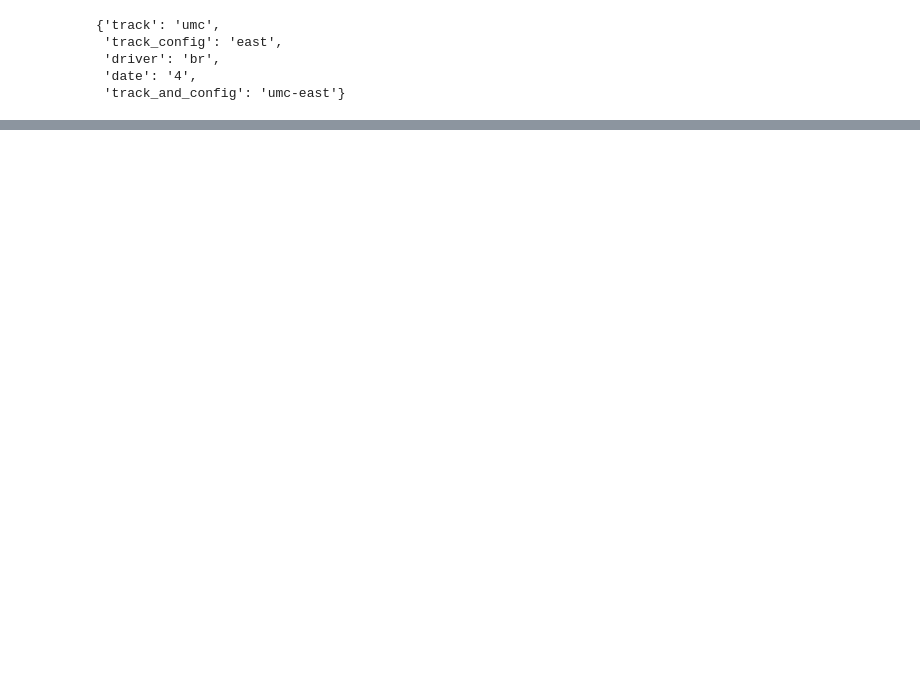
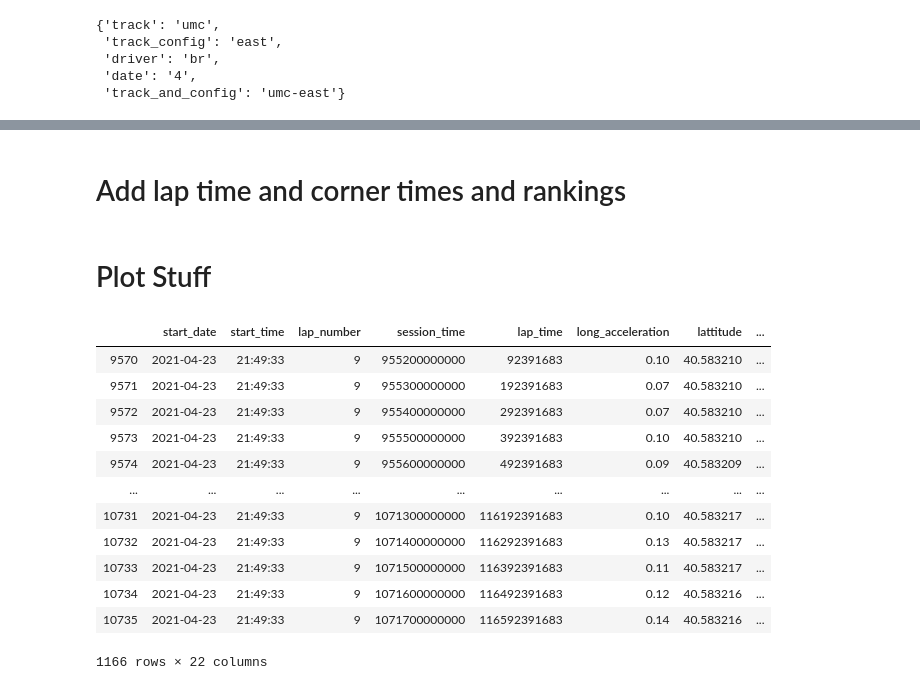
Before and after one commit to bruggles/racing_data, a Jupyter notebook: race_data.ipynb, the cells around one changed output, grey strips where cells are left out. Drawn from its saved outputs; the diff is of its cells as text; code cells hidden in the pictures; blank space fills up the shorter version.

```diff
--- a/race_data.ipynb
+++ b/race_data.ipynb
@@ -106,0 +179,4 @@ plt.plot(rd_clean['long_abs'],rd_clean['lat_abs'], 'o', color='black');
+# %% [markdown]
+# Add lap time and corner times and rankings
+# %% [markdown]
+# Plot Stuff
@@ -106,0 +193,58 @@ plt.plot(rd_clean['long_abs'],rd_clean['lat_abs'], 'o', color='black');
+# %%
+#gradient stuff
+#https://colordesigner.io/gradient-generator
+gradient_colors = ['#6ecafa',
+                    '#6dc0fb',
+                    '#73b5fa',
+                    '#7ea9f7',
+                    '#8c9bf0',
+                    '#9c8de6',
+                    '#ab7ed9',
+                    '#b96ec7',
+                    '#c45cb3',
+                    '#cc499b',
+                    '#d03681',
+                    '#d02166',
+                    '#cb0a49',
+                    '#c2002d',
+                    '#b4070b']
+gradient_count = len(gradient_colors)
+
+min_speed = 50 #rd_clean['gps_speed'].min()
+max_speed = rd_clean['gps_speed'].max()
+gradient_bucket = (max_speed-min_speed)/gradient_count+.1
+min_bucket = []
+max_bucket = []
+for i,gradient in enumerate(gradient_colors):
+    if i == 0:
+        min_bucket.append(0)
+        max_bucket.append((i+1)*gradient_bucket+min_speed)
+    else:
+        min_bucket.append(i*gradient_bucket+min_speed)
+        max_bucket.append((i+1)*gradient_bucket+min_speed)
+
+speed_list = rd_clean['gps_speed'].to_list()
+speed_gradient = []
+for speed in speed_list:
+    for i, color in enumerate(gradient_colors):
+        if speed < max_bucket[i] and speed >= min_bucket[i]:
+            speed_gradient.append(color)
+
+rd_clean['speed_gradient'] = speed_gradient
+# %%
+one_lap = rd_clean[(rd_clean.file == "session_4") & (rd_clean.lap_number == 9)]
+one_lap
+# %% [output]
+|  | start_date | start_time | lap_number | session_time | lap_time | long_acceleration | lattitude | ... |
+| 9570 | 2021-04-23 | 21:49:33 | 9 | 955200000000 | 92391683 | 0.10 | 40.583210 | ... |
+| 9571 | 2021-04-23 | 21:49:33 | 9 | 955300000000 | 192391683 | 0.07 | 40.583210 | ... |
+| 9572 | 2021-04-23 | 21:49:33 | 9 | 955400000000 | 292391683 | 0.07 | 40.583210 | ... |
+| 9573 | 2021-04-23 | 21:49:33 | 9 | 955500000000 | 392391683 | 0.10 | 40.583210 | ... |
+| 9574 | 2021-04-23 | 21:49:33 | 9 | 955600000000 | 492391683 | 0.09 | 40.583209 | ... |
+| ... | ... | ... | ... | ... | ... | ... | ... | ... |
+| 10731 | 2021-04-23 | 21:49:33 | 9 | 1071300000000 | 116192391683 | 0.10 | 40.583217 | ... |
+| 10732 | 2021-04-23 | 21:49:33 | 9 | 1071400000000 | 116292391683 | 0.13 | 40.583217 | ... |
+| 10733 | 2021-04-23 | 21:49:33 | 9 | 1071500000000 | 116392391683 | 0.11 | 40.583217 | ... |
+| 10734 | 2021-04-23 | 21:49:33 | 9 | 1071600000000 | 116492391683 | 0.12 | 40.583216 | ... |
+| 10735 | 2021-04-23 | 21:49:33 | 9 | 1071700000000 | 116592391683 | 0.14 | 40.583216 | ... |
+1166 rows × 22 columns
```
Also changed, not shown: parts of 20 cells of this notebook.
